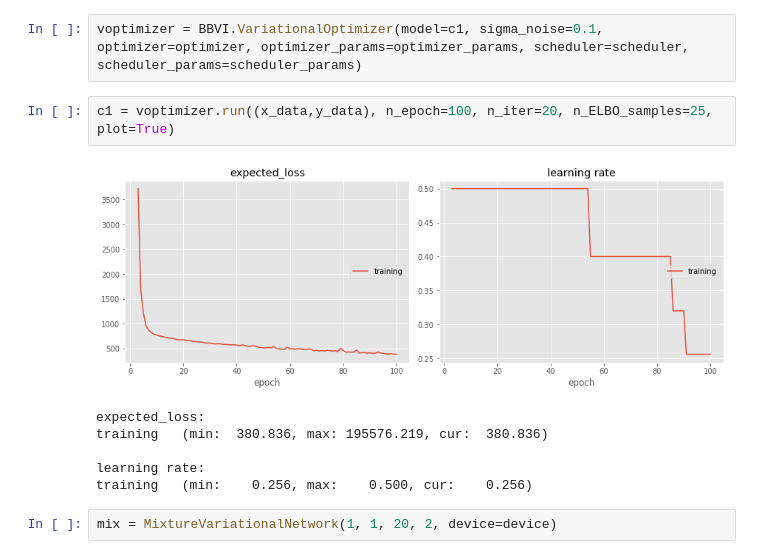
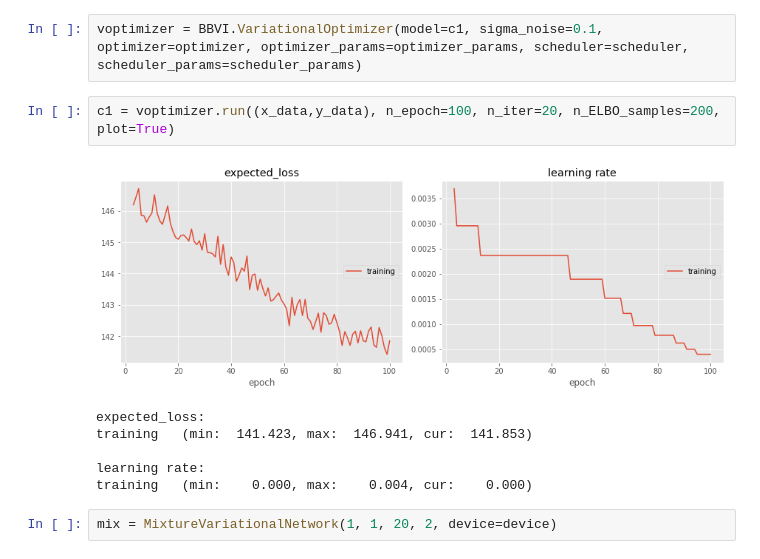
Before and after one commit to cortax/BayesianNN, a Jupyter notebook: dev_VariationalBoosting.ipynb, the cells around one changed output. Drawn from its saved outputs; the diff is of its cells as text.

```diff
--- a/dev_VariationalBoosting.ipynb
+++ b/dev_VariationalBoosting.ipynb
@@ -238,14 +180,14 @@ scheduler_params = {'patience': 3, 'factor': 0.8}
 # %%
 voptimizer = BBVI.VariationalOptimizer(model=c1, sigma_noise=0.1, optimizer=optimizer, optimizer_params=optimizer_params, scheduler=scheduler, scheduler_params=scheduler_params)
 # %%
-c1 = voptimizer.run((x_data,y_data), n_epoch=100, n_iter=20, n_ELBO_samples=25, plot=True)
+c1 = voptimizer.run((x_data,y_data), n_epoch=100, n_iter=20, n_ELBO_samples=200, plot=True)
 # %% [output]
-[figure, old version]
+[figure, new version]
 expected_loss:
-training   (min:  380.836, max: 195576.219, cur:  380.836)
+training   (min:  141.423, max:  146.941, cur:  141.853)
 
 learning rate:
-training   (min:    0.256, max:    0.500, cur:    0.256)
+training   (min:    0.000, max:    0.004, cur:    0.000)
 # %%
 mix = MixtureVariationalNetwork(1, 1, 20, 2, device=device)
 # %%
```
Also changed, not shown: parts of 17 cells of this notebook.
